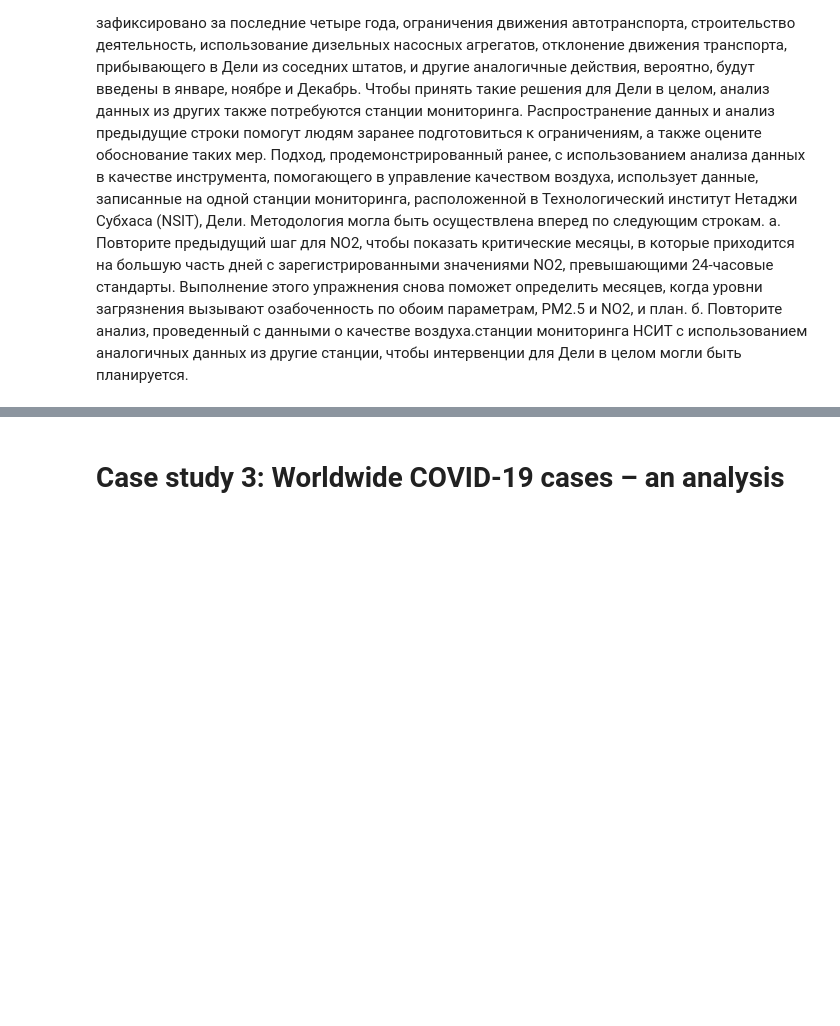
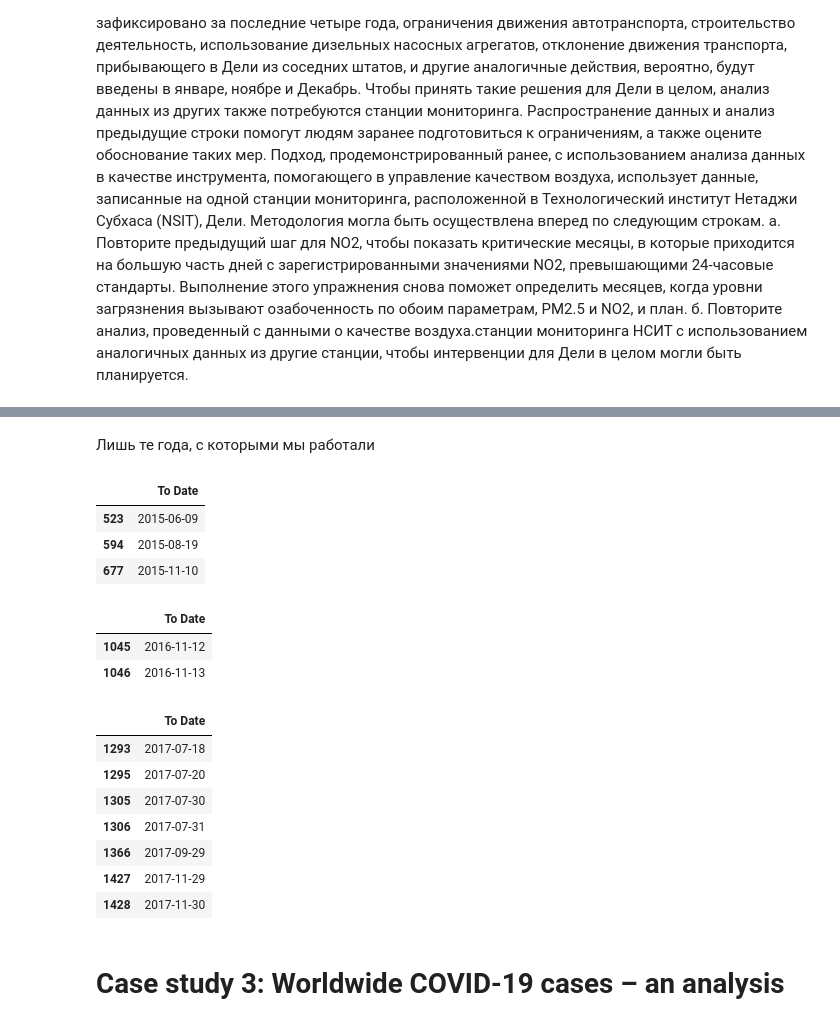
Before and after one commit to Elizaveta0803/LabAnalitika, a Jupyter notebook: Лаб_4_3_полный.ipynb, the cells around one changed output, grey strips where cells are left out. Saved outputs shown, nothing was run; the diff lists cells and outputs as text; code cells hidden in the pictures; blank space fills up the shorter version.

```diff
--- a/Лаб_4_3_полный.ipynb
+++ b/Лаб_4_3_полный.ipynb
@@ -856 +880,30 @@ Text(0.5, 1.0, 'Number of days with critical levels of PM2.5 in each month of ye
+# %% [markdown]
+Лишь те года, с которыми мы работали
+# %%
+l2015=pd.DataFrame(aq2015[(aq2015['NO2']>=80)]['To Date'])
+l2015
+# %% [output]
+|  | To Date |
+| 523 | 2015-06-09 |
+| 594 | 2015-08-19 |
+| 677 | 2015-11-10 |
+# %%
+k2016=pd.DataFrame(aq2016[(aq2016['NO2']>=80)]['To Date'])
+k2016
+# %% [output]
+|  | To Date |
+| 1045 | 2016-11-12 |
+| 1046 | 2016-11-13 |
+# %%
+m2017=pd.DataFrame(aq2017[(aq2017['NO2']>=80)]['To Date'])
+m2017
+# %% [output]
+|  | To Date |
+| 1293 | 2017-07-18 |
+| 1295 | 2017-07-20 |
+| 1305 | 2017-07-30 |
+| 1306 | 2017-07-31 |
+| 1366 | 2017-09-29 |
+| 1427 | 2017-11-29 |
+| 1428 | 2017-11-30 |
 # %% [markdown]
```
Also changed, not shown: parts of 3 cells of this notebook.
